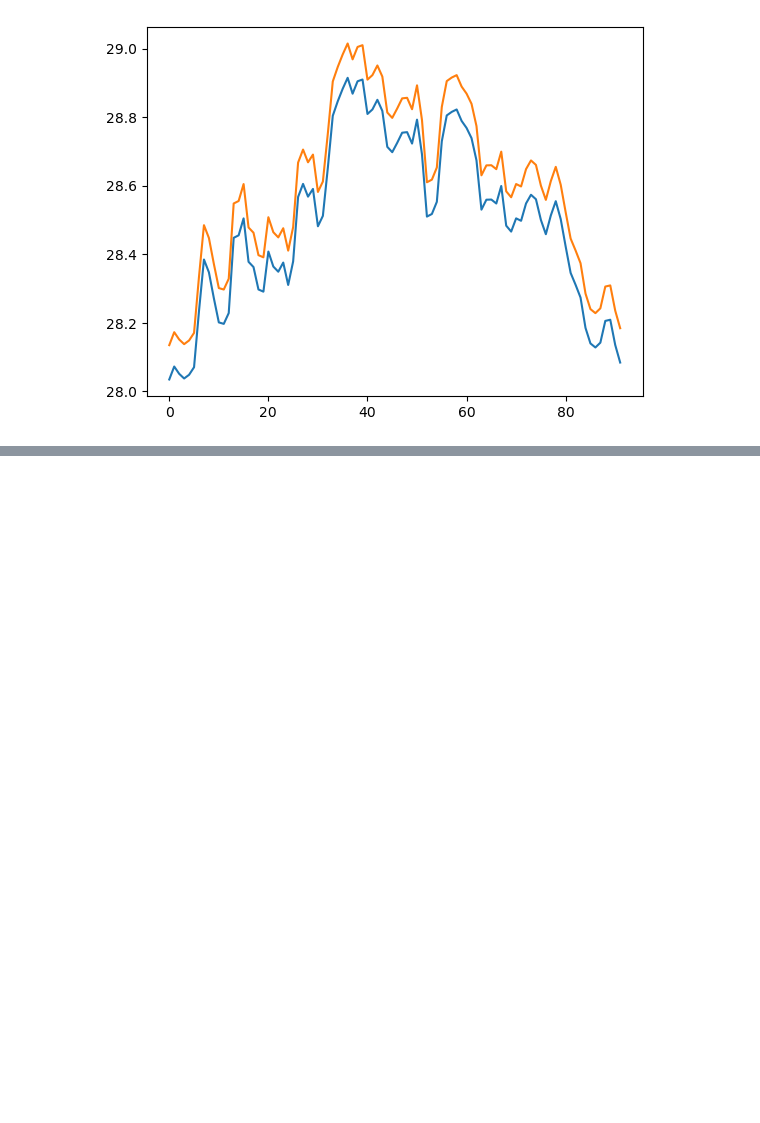
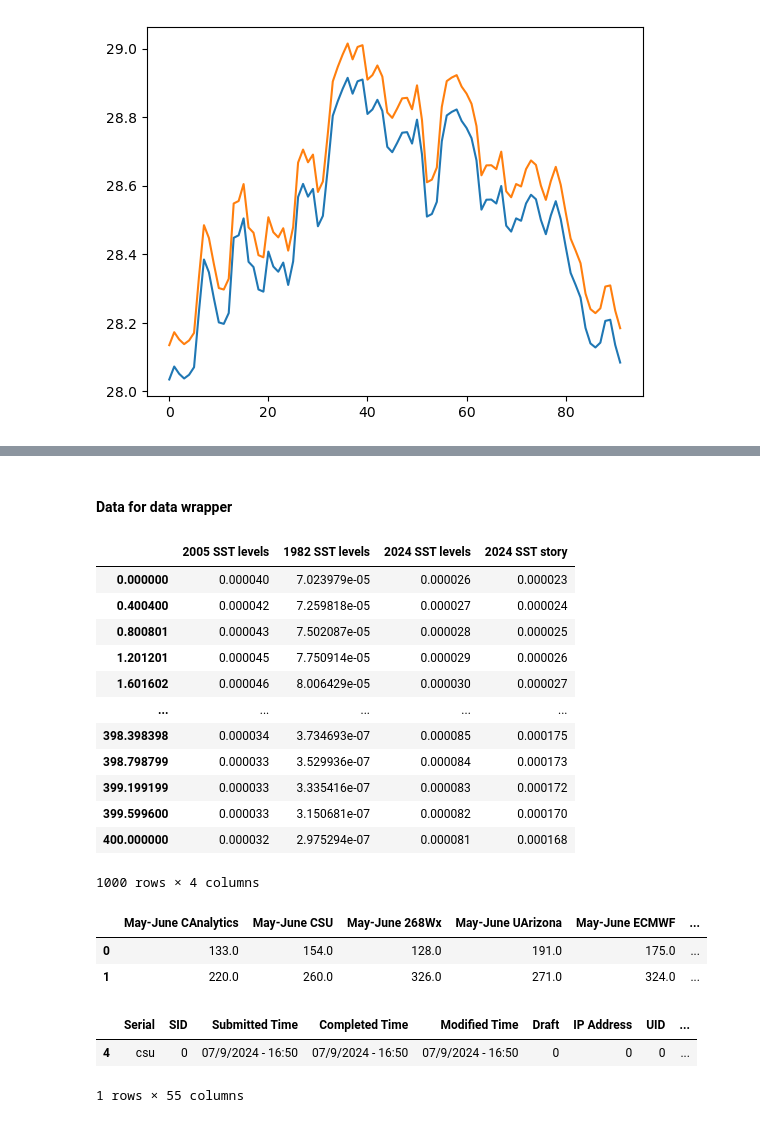
Before and after one commit to peterpeterp/tc_emulator, a Jupyter notebook: 6_story_line_coming_season.ipynb, the cells around one changed output, grey strips where cells are left out. Saved outputs shown, nothing was run; the diff lists cells and outputs as text; code cells hidden in the pictures; blank space fills up the shorter version.

Commit message:
exportet some csv data

```diff
--- a/6_story_line_coming_season.ipynb
+++ b/6_story_line_coming_season.ipynb
@@ -458,6 +424,0 @@ forecast[['Username', 'ACE July-August Forecast', 'ACE May-June Forecast']]
-# %%
-# average ACE
-for scen in ['%s SST levels' %(yr) for yr in [2022,1982]]:
-    tmp = counterFacts[scen]['ACE']
-    tmp = tmp[np.isin(tmp.year,[2022])]
-    print('%s %s' %(scen, tmp.median().values))
@@ -589,0 +425,28 @@ ACE95 2022 FAR 24.804177545691907 factor 1.3298611111111112
+# %% [markdown]
+#### Data for data wrapper
+# %%
+X = np.linspace(0,400,1000)
+out = pd.DataFrame(index=X)
+for scen,DT in counterFacts.items():
+    kde = KernelDensity(kernel='gaussian', bandwidth=bw).fit(DT[indicator].values.reshape(-1, 1))
+    log_dens = kde.score_samples(X.reshape(-1, 1))
+    pdf = np.exp(log_dens)# / np.exp(log_dens).sum()
+    cdf = np.cumsum(pdf)
+    out[scen] = pdf
+out.to_csv(f'../storylines/2024_2005_story_ACE.csv')
+# %%
+out
+# %% [output]
+|  | 2005 SST levels | 1982 SST levels | 2024 SST levels | 2024 SST story |
+| 0.000000 | 0.000040 | 7.023979e-05 | 0.000026 | 0.000023 |
+| 0.400400 | 0.000042 | 7.259818e-05 | 0.000027 | 0.000024 |
+| 0.800801 | 0.000043 | 7.502087e-05 | 0.000028 | 0.000025 |
+| 1.201201 | 0.000045 | 7.750914e-05 | 0.000029 | 0.000026 |
+| 1.601602 | 0.000046 | 8.006429e-05 | 0.000030 | 0.000027 |
+| ... | ... | ... | ... | ... |
+| 398.398398 | 0.000034 | 3.734693e-07 | 0.000085 | 0.000175 |
+| 398.798799 | 0.000033 | 3.529936e-07 | 0.000084 | 0.000173 |
+| 399.199199 | 0.000033 | 3.335416e-07 | 0.000083 | 0.000172 |
+| 399.599600 | 0.000033 | 3.150681e-07 | 0.000082 | 0.000170 |
+| 400.000000 | 0.000032 | 2.975294e-07 | 0.000081 | 0.000168 |
+1000 rows × 4 columns
@@ -589,0 +464,12 @@ ACE95 2022 FAR 24.804177545691907 factor 1.3298611111111112
+# %%
+out
+# %% [output]
+|  | May-June CAnalytics | May-June CSU | May-June 268Wx | May-June UArizona | May-June ECMWF | ... |
+| 0 | 133.0 | 154.0 | 128.0 | 191.0 | 175.0 | ... |
+| 1 | 220.0 | 260.0 | 326.0 | 271.0 | 324.0 | ... |
+# %%
+l
+# %% [output]
+|  | Serial | SID | Submitted Time | Completed Time | Modified Time | Draft | IP Address | UID | ... |
+| 4 | csu | 0 | 07/9/2024 - 16:50 | 07/9/2024 - 16:50 | 07/9/2024 - 16:50 | 0 | 0 | 0 | ... |
+1 rows × 55 columns
```
Also changed, not shown: parts of 11 cells of this notebook, 46 other files.
